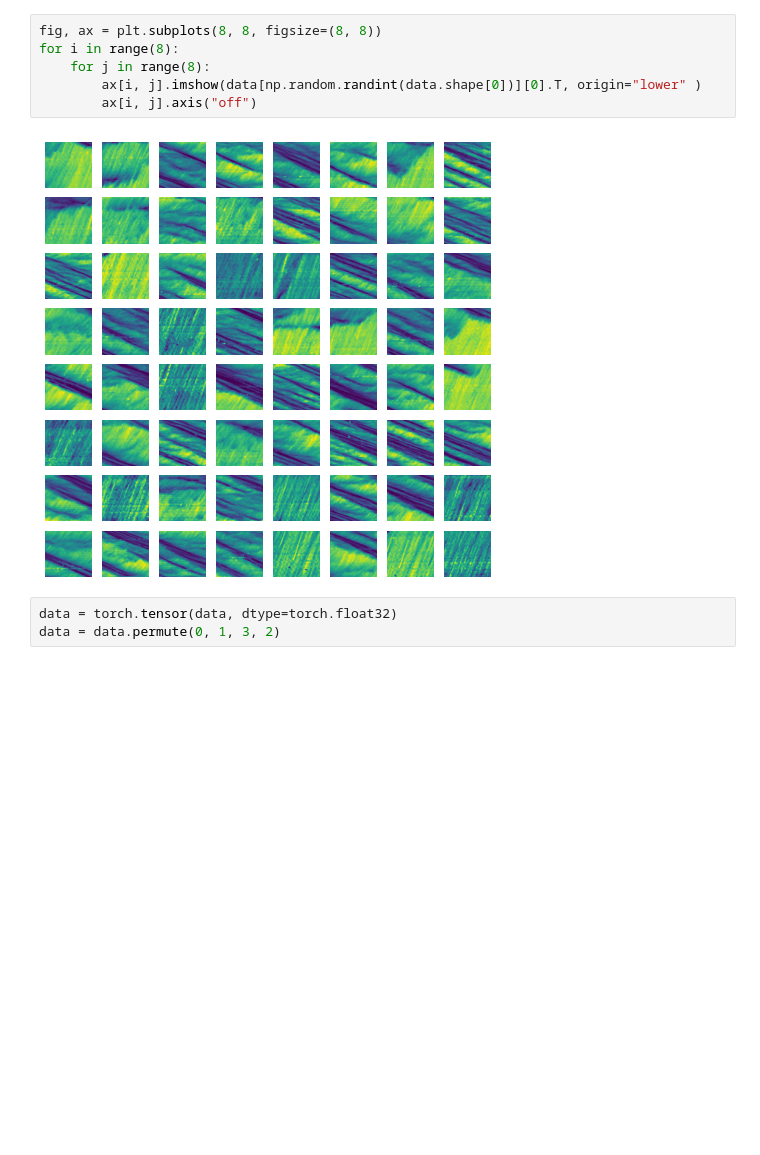
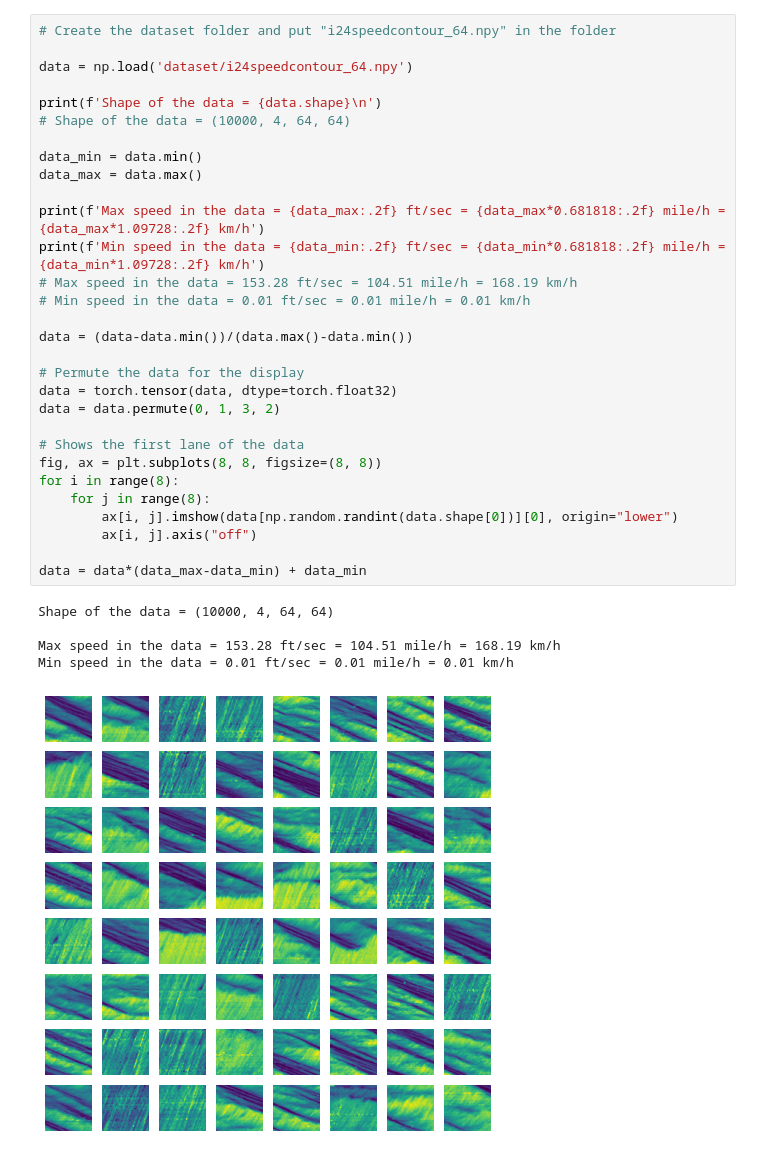
Before and after one commit to benchoi93/DGMinTransportation, a Jupyter notebook: TimeSpaceDiagram/data_preprocessing.ipynb, the cells around one changed output. Drawn from its saved outputs; the diff is of its cells as text; blank space fills up the shorter version.

```diff
--- a/TimeSpaceDiagram/data_preprocessing.ipynb
+++ b/TimeSpaceDiagram/data_preprocessing.ipynb
@@ -17,12 +9,37 @@ print(data.shape)
-# %%
-fig, ax = plt.subplots(8, 8, figsize=(8, 8))
-for i in range(8):
-    for j in range(8):
-        ax[i, j].imshow(data[np.random.randint(data.shape[0])][0].T, origin="lower" )
-        ax[i, j].axis("off")
-# %% [output]
-[figure, removed]
-# %%
-data = torch.tensor(data, dtype=torch.float32)
-data = data.permute(0, 1, 3, 2)
+# %%
+# Create the dataset folder and put "i24speedcontour_64.npy" in the folder
+
+data = np.load('dataset/i24speedcontour_64.npy')
+
+print(f'Shape of the data = {data.shape}\n')
+# Shape of the data = (10000, 4, 64, 64)
+
+data_min = data.min()
+data_max = data.max()
+
+print(f'Max speed in the data = {data_max:.2f} ft/sec = {data_max*0.681818:.2f} mile/h = {data_max*1.09728:.2f} km/h')
+print(f'Min speed in the data = {data_min:.2f} ft/sec = {data_min*0.681818:.2f} mile/h = {data_min*1.09728:.2f} km/h')
+# Max speed in the data = 153.28 ft/sec = 104.51 mile/h = 168.19 km/h
+# Min speed in the data = 0.01 ft/sec = 0.01 mile/h = 0.01 km/h
+
+data = (data-data.min())/(data.max()-data.min())
+
+# Permute the data for the display
+data = torch.tensor(data, dtype=torch.float32)
+data = data.permute(0, 1, 3, 2)
+
+# Shows the first lane of the data
+fig, ax = plt.subplots(8, 8, figsize=(8, 8))
+for i in range(8):
+    for j in range(8):
+        ax[i, j].imshow(data[np.random.randint(data.shape[0])][0], origin="lower")
+        ax[i, j].axis("off")
+
+data = data*(data_max-data_min) + data_min
+# %% [output]
+Shape of the data = (10000, 4, 64, 64)
+
+Max speed in the data = 153.28 ft/sec = 104.51 mile/h = 168.19 km/h
+Min speed in the data = 0.01 ft/sec = 0.01 mile/h = 0.01 km/h
+[figure, added]
 # %%
```
Also changed, not shown: parts of 5 cells of this notebook, 2 other files.
